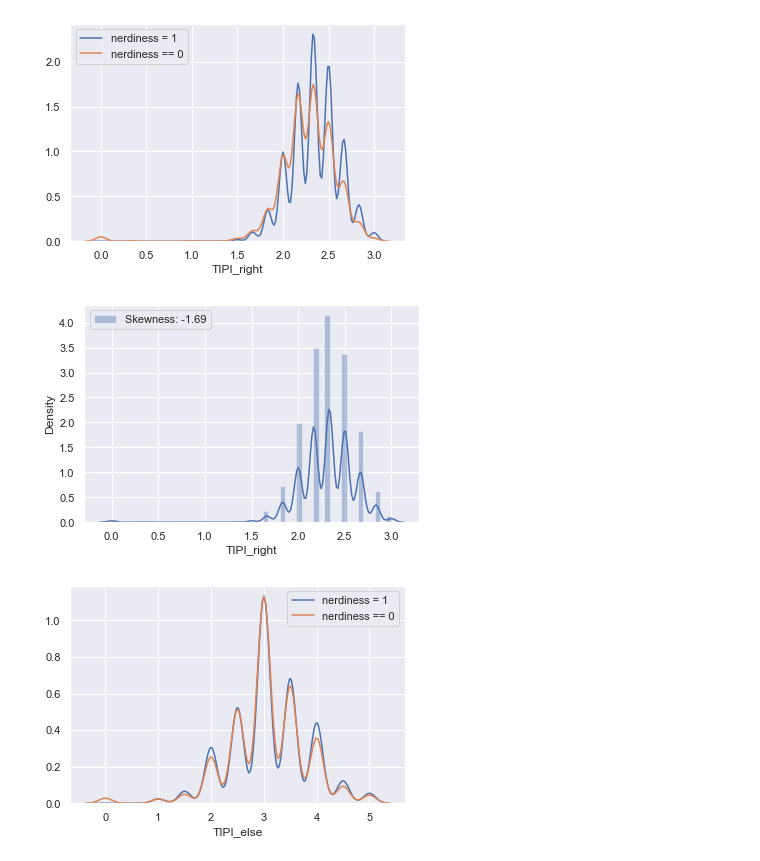
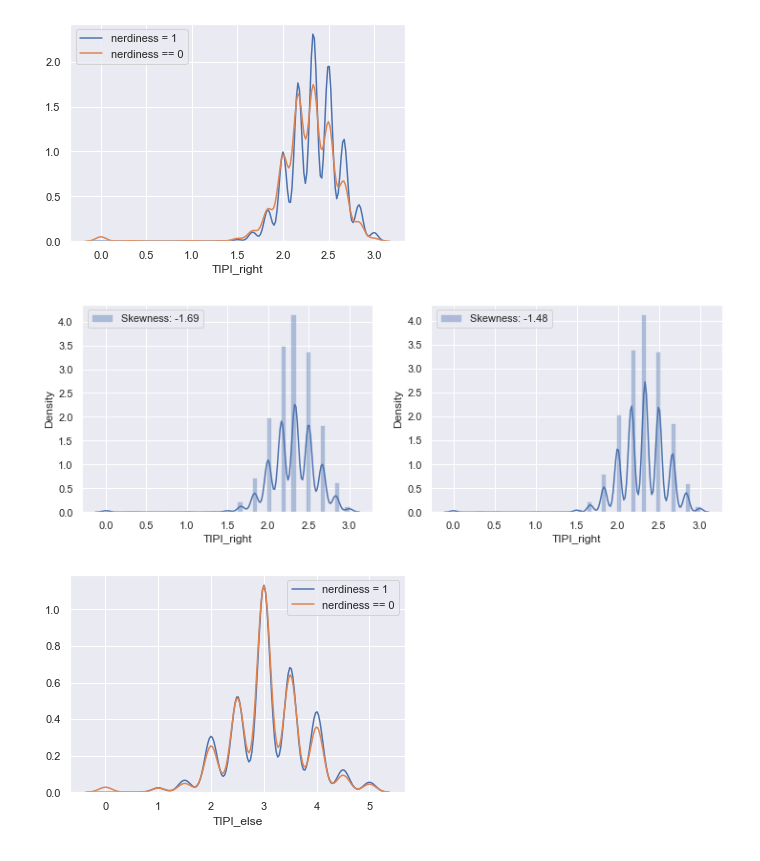
Before and after one commit to Seokii/2022_SWAI_Qualifiers, a Jupyter notebook: notebooks/minseok.ipynb, the cells around one changed output. Drawn from its saved outputs; the diff is of its cells as text; code cells hidden in the pictures.

```diff
--- a/notebooks/minseok.ipynb
+++ b/notebooks/minseok.ipynb
@@ -294,3 +308,19 @@ Index(['TIPI1', 'TIPI2', 'TIPI3', 'TIPI4', 'TIPI5', 'TIPI6', 'TIPI7', 'TIPI8',
       dtype='object')
 # %%
 train_tipis = train[train.columns[30:40]]
+test_tipis = test[test.columns[30:40]]
+
+train_tipis_left = train_tipis[['TIPI1', 'TIPI10']]
+train_tipis_left.fillna(0, inplace=True)
+test_tipis_left = test_tipis[['TIPI1', 'TIPI10']]
+test_tipis_left.fillna(0, inplace=True)
+
+train_tipis_right = train_tipis[train_tipis.columns[1:7]]
+train_tipis_right.fillna(0, inplace=True)
+test_tipis_right = test_tipis[train_tipis.columns[1:7]]
+test_tipis_right.fillna(0, inplace=True)
+
+train_tipis_else = train_tipis[['TIPI8', 'TIPI9']]
+train_tipis_else.fillna(0, inplace=True)
+test_tipis_else = test_tipis[['TIPI8', 'TIPI9']]
+test_tipis_else.fillna(0, inplace=True)
@@ -349,3 +375,13 @@ train_tipis_right.replace(5, 3, inplace=True)
 
 train_tipis_right['TIPI_right'] = train_tipis_right.sum(axis=1)
 train_tipis_right['TIPI_right'] = train_tipis_right['TIPI_right'] / 6
+
+test_tipis_right.replace(2, 1, inplace=True)
+test_tipis_right.replace(3, 2, inplace=True)
+test_tipis_right.replace(4, 3, inplace=True)
+test_tipis_right.replace(5, 3, inplace=True)
+
+test_tipis_right['TIPI_right'] = test_tipis_right.sum(axis=1)
+test_tipis_right['TIPI_right'] = test_tipis_right['TIPI_right'] / 6
+
+train_tipis_right = pd.concat([train_tipis_right, train[train.columns[68]]], axis=1)
@@ -361,9 +395,12 @@ plt.show()
 # %% [output]
 [figure]
 # %%
-f, ax = plt.subplots(1, 1, figsize=(6,4))
-g = sns.distplot(train_tipis_right['TIPI_right'], color='b', label='Skewness: {:.2f}'.format(train_tipis_right['TIPI_right'].skew()), ax=ax)
+f, ax = plt.subplots(1, 2, figsize=(12,4))
+g = sns.distplot(train_tipis_right['TIPI_right'], color='b', label='Skewness: {:.2f}'.format(train_tipis_right['TIPI_right'].skew()), ax=ax[0])
 g = g.legend(loc='best')
+
+g = sns.distplot(test_tipis_right['TIPI_right'], color='b', label='Skewness: {:.2f}'.format(test_tipis_right['TIPI_right'].skew()), ax=ax[1])
+g = g.legend(loc='best')
 # %% [output]
-[figure, old version]
+[figure, new version]
 # %%
```
Also changed, not shown: parts of 49 cells of this notebook.
